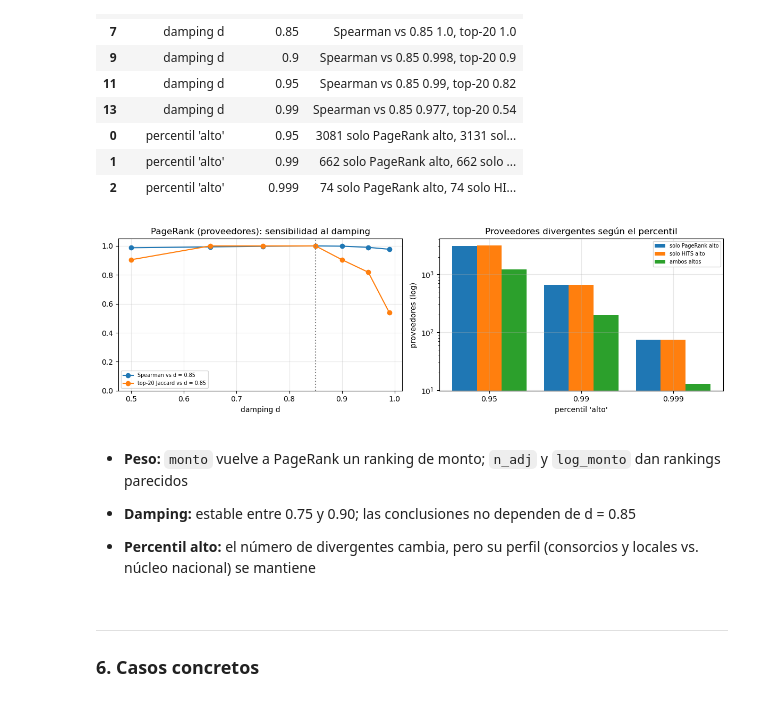
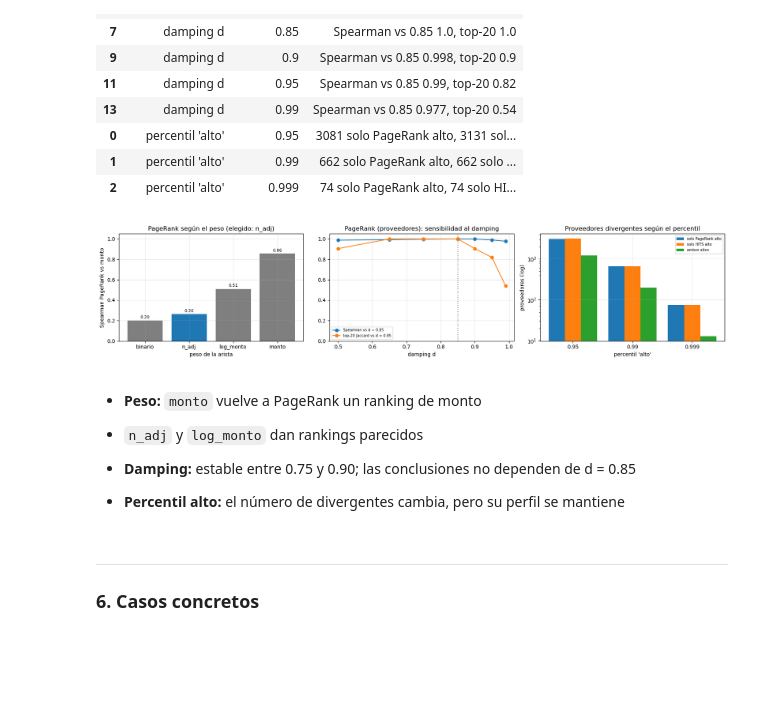
Before and after one commit to paolovasquezg/dm-proj2, a Jupyter notebook: 04_PageRank/d_analisis.ipynb, the cells around one changed output. Drawn from its saved outputs; the diff is of its cells as text; code cells hidden in the pictures; blank space fills up the shorter version.

```diff
--- a/04_PageRank/d_analisis.ipynb
+++ b/04_PageRank/d_analisis.ipynb
@@ -317,33 +318,41 @@ variacion
 | 1 | percentil 'alto' | 0.99 | 662 solo PageRank alto, 662 solo ... |
 | 2 | percentil 'alto' | 0.999 | 74 solo PageRank alto, 74 solo HI... |
 # %%
+pes = tabla("a_grafo", "eleccion_peso")
 dmp = tabla("b_pagerank", "sensibilidad_damping").query("tipo == 'proveedor'").sort_values("d")
 x_ = np.arange(len(RANGO_P_ALTO))
 cuenta = lambda f: [int(f(q).sum()) for q in RANGO_P_ALTO]
 grupos = {"solo PageRank alto": cuenta(lambda q: (prov.pct_pr >= q) & (prov.pct_hits < q)),
           "solo HITS alto": cuenta(lambda q: (prov.pct_pr < q) & (prov.pct_hits >= q)),
           "ambos altos": cuenta(lambda q: (prov.pct_pr >= q) & (prov.pct_hits >= q))}
 
-fig, ax = plt.subplots(1, 2, figsize=(12, 3.8))
-ax[0].plot(dmp.d, dmp.spearman_vs_085, "o-", label="Spearman vs d = 0.85")
-ax[0].plot(dmp.d, dmp.top20_vs_085, "o-", label="top-20 Jaccard vs d = 0.85")
-ax[0].axvline(DAMPING, c="gray", ls=":")
-ax[0].set(xlabel="damping d", ylim=(0, 1.05), title="PageRank (proveedores): sensibilidad al damping")
-ax[0].legend(fontsize=7)
+fig, ax = plt.subplots(1, 3, figsize=(17, 3.8))
+ax[0].bar(pes.peso, pes.spearman_monto, color=["tab:gray" if w != PESO else "tab:blue" for w in pes.peso])
+for k_, val in enumerate(pes.spearman_monto):
+    ax[0].text(k_, val + 0.02, f"{val:.2f}", ha="center", fontsize=8)
+ax[0].set(ylim=(0, 1.05), xlabel="peso de la arista", ylabel="Spearman PageRank vs monto",
+          title=f"PageRank según el peso (elegido: {PESO})")
+ax[1].plot(dmp.d, dmp.spearman_vs_085, "o-", label="Spearman vs d = 0.85")
+ax[1].plot(dmp.d, dmp.top20_vs_085, "o-", label="top-20 Jaccard vs d = 0.85")
+ax[1].axvline(DAMPING, c="gray", ls=":")
+ax[1].set(xlabel="damping d", ylim=(0, 1.05), title="PageRank (proveedores): sensibilidad al damping")
+ax[1].legend(fontsize=7)
 for k_, (g, n) in enumerate(grupos.items()):
-    ax[1].bar(x_ + (k_ - 1) * 0.27, n, width=0.27, label=g)
-ax[1].set_xticks(x_, [str(q) for q in RANGO_P_ALTO])
-ax[1].set(yscale="log", xlabel="percentil 'alto'", ylabel="proveedores (log)", title="Proveedores divergentes según el percentil")
-ax[1].legend(fontsize=7)
+    ax[2].bar(x_ + (k_ - 1) * 0.27, n, width=0.27, label=g)
+ax[2].set_xticks(x_, [str(q) for q in RANGO_P_ALTO])
+ax[2].set(yscale="log", xlabel="percentil 'alto'", ylabel="proveedores (log)", title="Proveedores divergentes según el percentil")
+ax[2].legend(fontsize=7)
 mostrar_fig("variacion")
 # %% [output]
-[figure, old version]
+[figure, new version]
 # %% [markdown]
-- **Peso:** `monto` vuelve a PageRank un ranking de monto; `n_adj` y `log_monto` dan rankings parecidos
+- **Peso:** `monto` vuelve a PageRank un ranking de monto
+
+- `n_adj` y `log_monto` dan rankings parecidos
 
 - **Damping:** estable entre 0.75 y 0.90; las conclusiones no dependen de d = 0.85
 
-- **Percentil alto:** el número de divergentes cambia, pero su perfil (consorcios y locales vs. núcleo nacional) se mantiene
+- **Percentil alto:** el número de divergentes cambia, pero su perfil se mantiene
 # %% [markdown]
 ---
 ### **6. Casos concretos**
```
Also changed, not shown: parts of 11 cells of this notebook.
